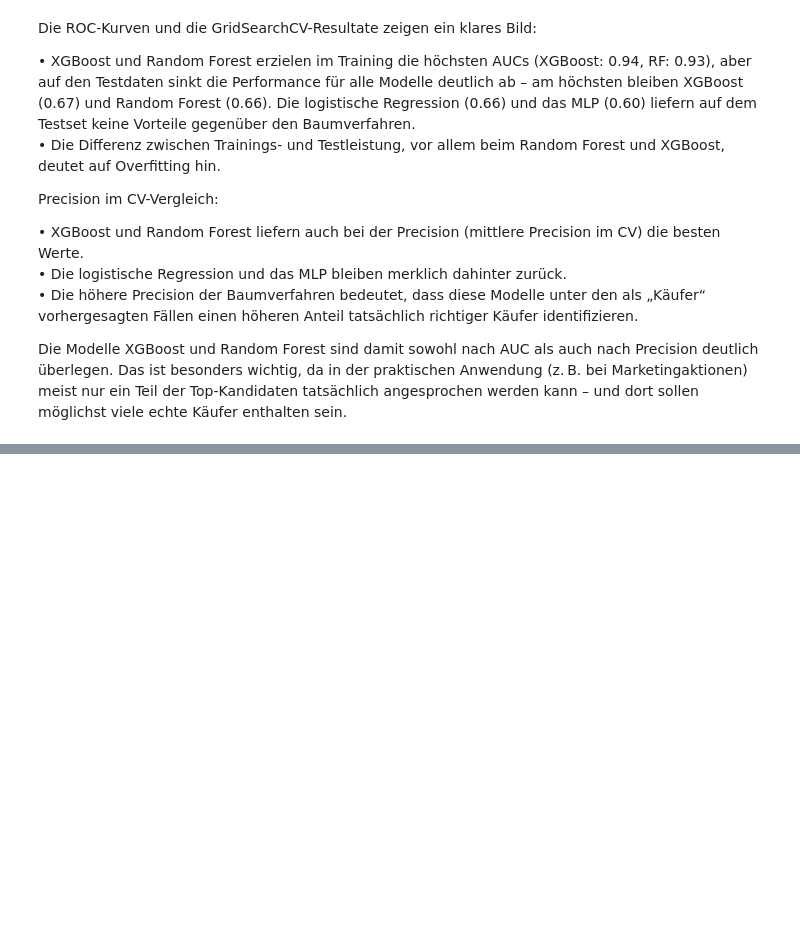
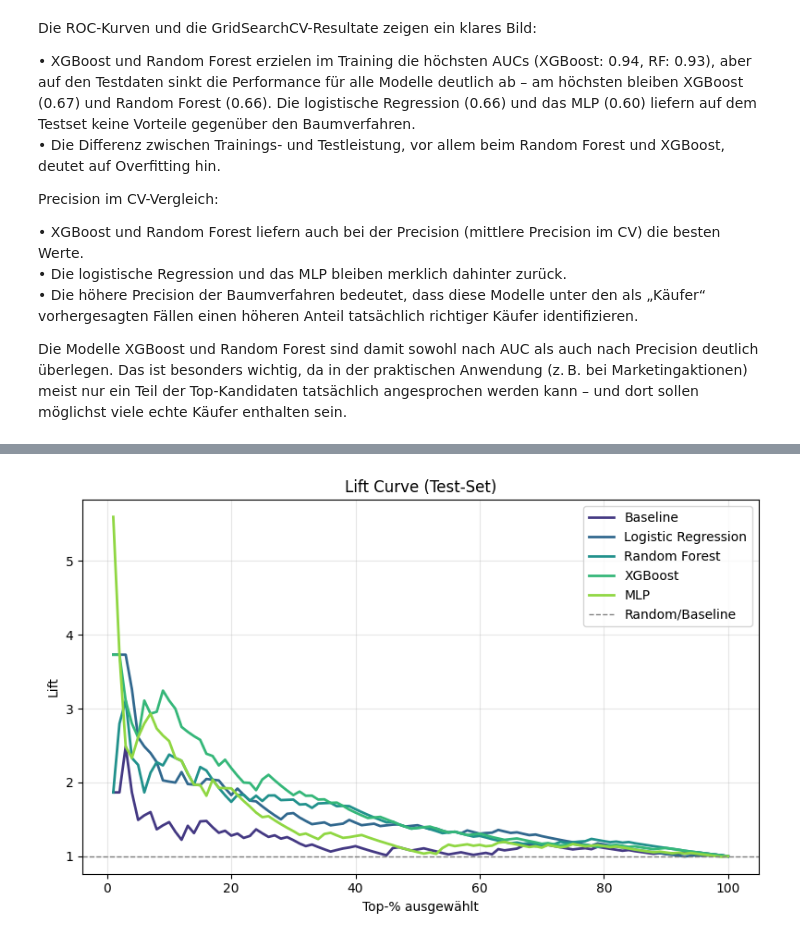
Before and after one commit to Steff72/aml_challenge, a Jupyter notebook: aml_challenge.ipynb, the cells around one changed output, grey strips where cells are left out. Saved outputs shown, nothing was run; the diff lists cells and outputs as text; code cells hidden in the pictures; blank space fills up the shorter version.

```diff
--- a/aml_challenge.ipynb
+++ b/aml_challenge.ipynb
@@ -2828,0 +3102,36 @@ Klassischer Ablauf:
+# %%
+steps = np.arange(0.01, 1.01, 0.01)
+model_probas = [
+    y_proba_baseline, y_proba_lr, y_proba_rf, y_proba_xgb, y_proba_mlp
+]
+model_names = ['Baseline', 'Logistic Regression', 'Random Forest', 'XGBoost', 'MLP']
+
+base_rate = np.mean(y_test_full)
+
+# Farben aus viridis Palette
+palette = sns.color_palette('viridis', len(model_names))
+
+plt.figure(figsize=(8, 5))
+for i, (y_proba, name) in enumerate(zip(model_probas, model_names)):
+    lift_vals = []
+    for k in steps:
+        n_top = int(k * len(y_test_full))
+        if n_top < 1:
+            lift_vals.append(np.nan)
+            continue
+        idx = np.argsort(y_proba)[::-1][:n_top]
+        precision_k = np.mean(np.array(y_test_full)[idx])
+        lift = precision_k / base_rate if base_rate > 0 else np.nan
+        lift_vals.append(lift)
+    plt.plot(steps*100, lift_vals, label=name, color=palette[i], linewidth=2)
+
+plt.axhline(1, color='gray', linestyle='--', linewidth=1, label='Random/Baseline')
+plt.xlabel('Top-% ausgewählt')
+plt.ylabel('Lift')
+plt.title('Lift Curve (Test-Set)')
+plt.legend()
+plt.grid(alpha=0.3)
+plt.tight_layout()
+plt.show()
+# %% [output]
+[figure, added]
```
Also changed, not shown: parts of 11 cells of this notebook.
